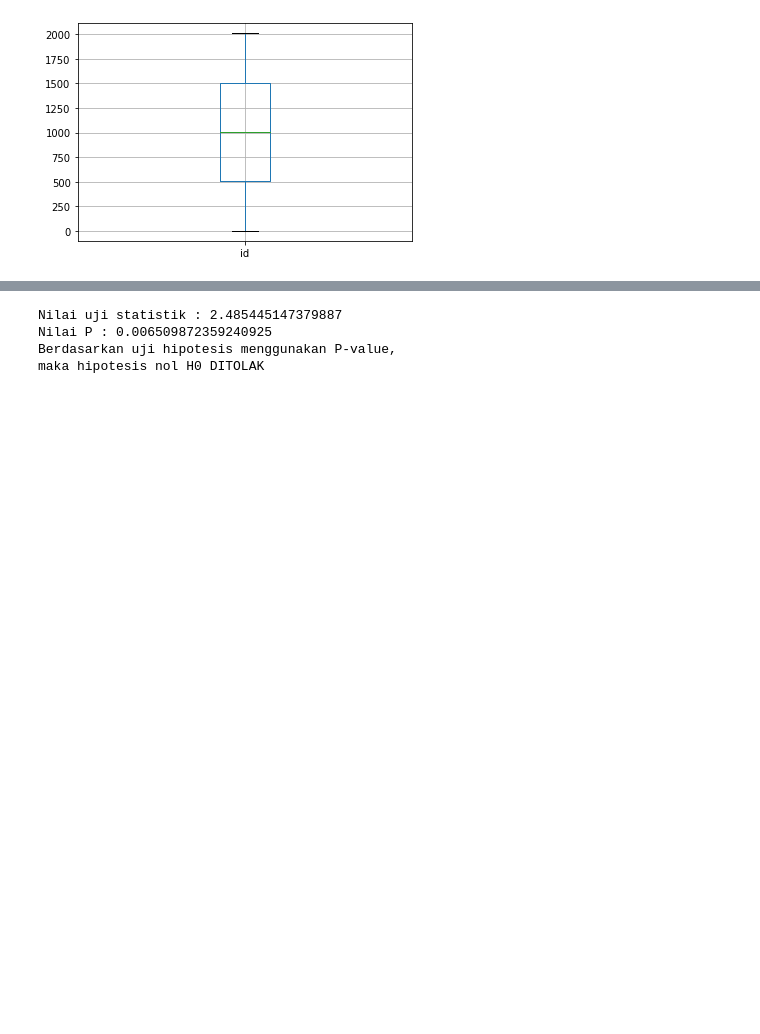
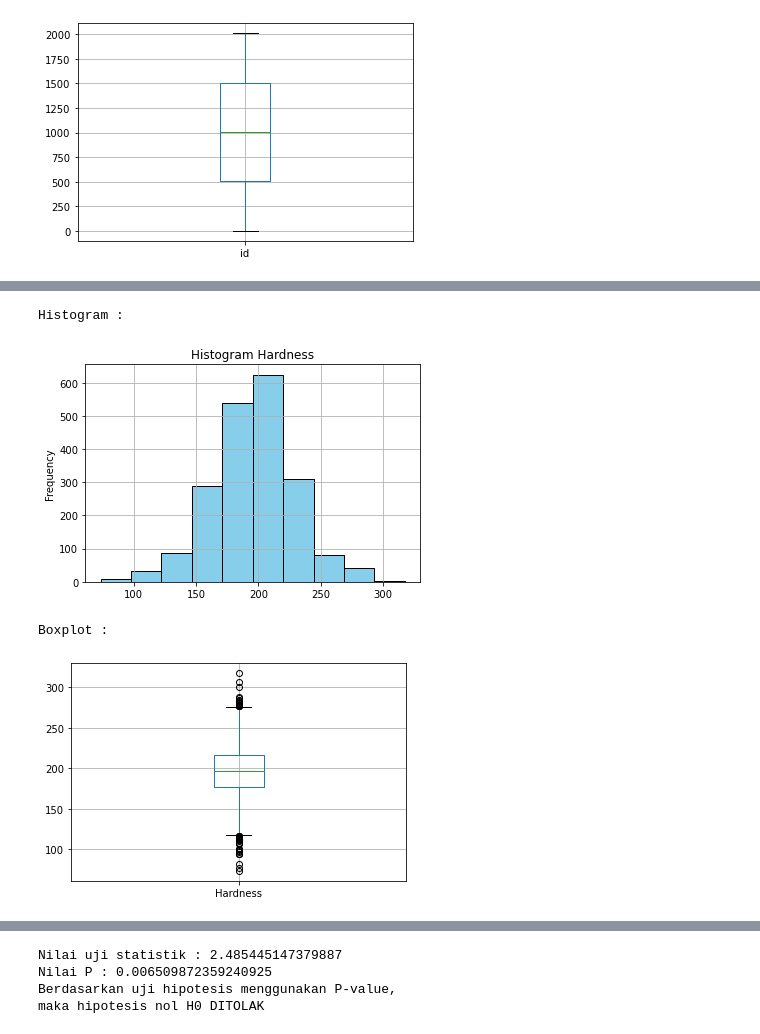
Before and after one commit to StevenSiahaann/Tubes-Probstat, a Jupyter notebook: Tubes-Probstat.ipynb, the cells around one changed output, grey strips where cells are left out. Drawn from its saved outputs; the diff is of its cells as text; code cells hidden in the pictures; blank space fills up the shorter version.

```diff
--- a/Tubes-Probstat.ipynb
+++ b/Tubes-Probstat.ipynb
@@ -81,0 +155,7 @@ Boxplot :
+# %%
+nomor2('Hardness')
+# %% [output]
+Histogram :
+[figure, added]
+Boxplot :
+[figure, added]
```
Also changed, not shown: parts of 74 cells of this notebook.
